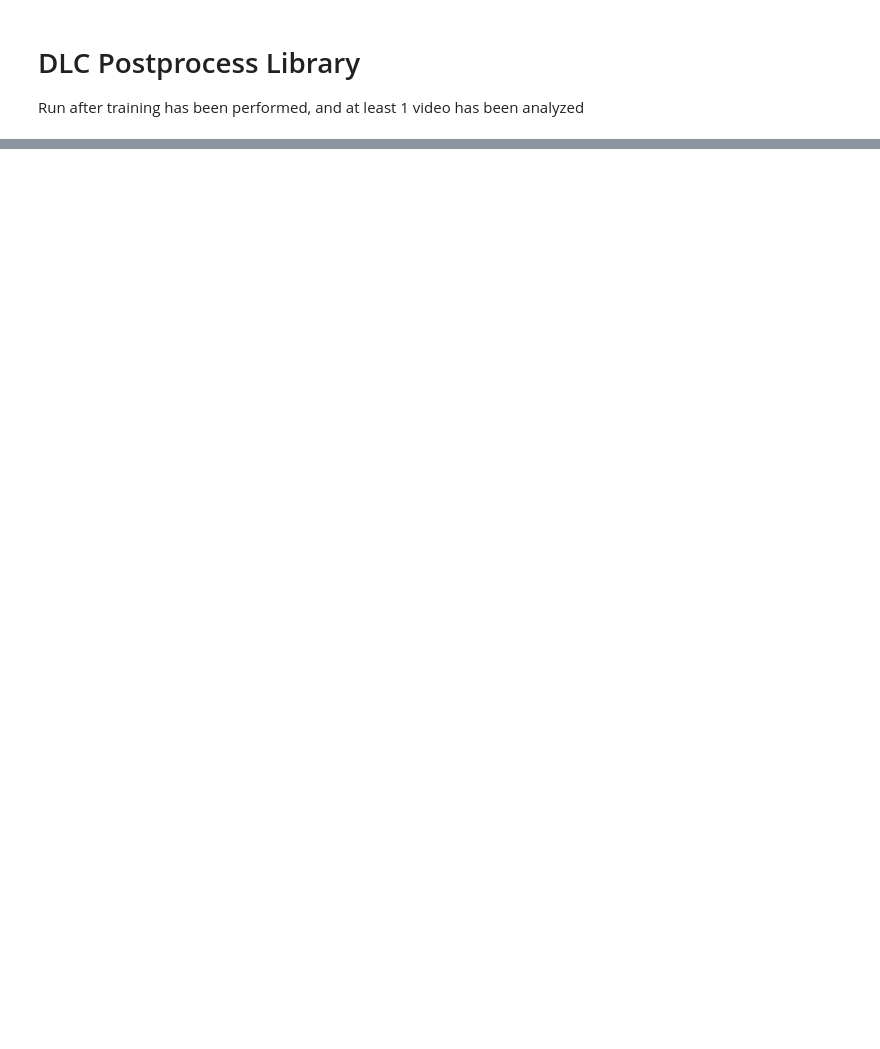
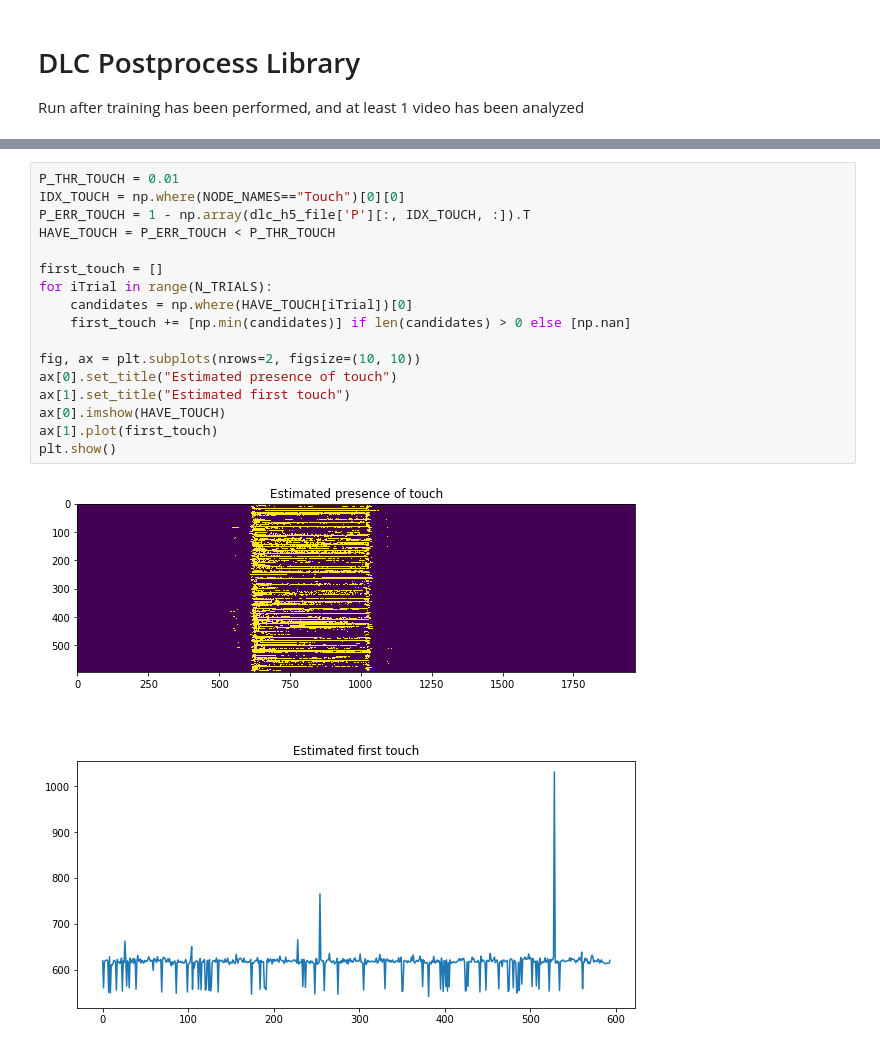
Before and after one commit to Lippolis96/dlc-scripts, a Jupyter notebook: scripts/dlc-postprocess-multitrial.ipynb, the cells around one changed output, grey strips where cells are left out. Cells and saved outputs as stored; diff of their text form; blank space fills up the shorter version.

```diff
--- a/scripts/dlc-postprocess-multitrial.ipynb
+++ b/scripts/dlc-postprocess-multitrial.ipynb
@@ -51,0 +147,19 @@ KeyboardInterrupt:
+# %%
+P_THR_TOUCH = 0.01
+IDX_TOUCH = np.where(NODE_NAMES=="Touch")[0][0]
+P_ERR_TOUCH = 1 - np.array(dlc_h5_file['P'][:, IDX_TOUCH, :]).T
+HAVE_TOUCH = P_ERR_TOUCH < P_THR_TOUCH
+
+first_touch = []
+for iTrial in range(N_TRIALS):
+    candidates = np.where(HAVE_TOUCH[iTrial])[0]
+    first_touch += [np.min(candidates)] if len(candidates) > 0 else [np.nan]
+
+fig, ax = plt.subplots(nrows=2, figsize=(10, 10))
+ax[0].set_title("Estimated presence of touch")
+ax[1].set_title("Estimated first touch")
+ax[0].imshow(HAVE_TOUCH)
+ax[1].plot(first_touch)
+plt.show()
+# %% [output]
+[figure, added]
```
Also changed, not shown: parts of 14 cells of this notebook, 3 other files.
